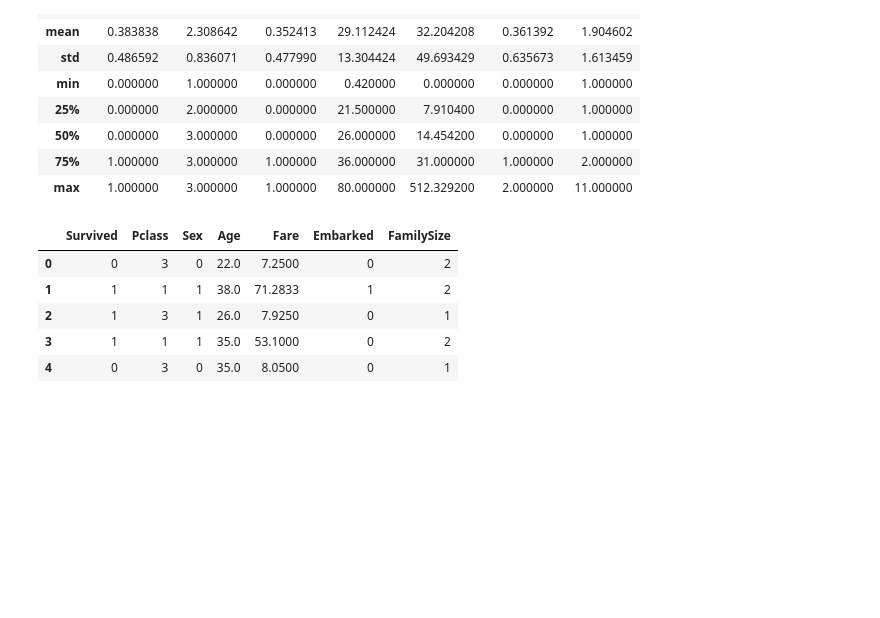
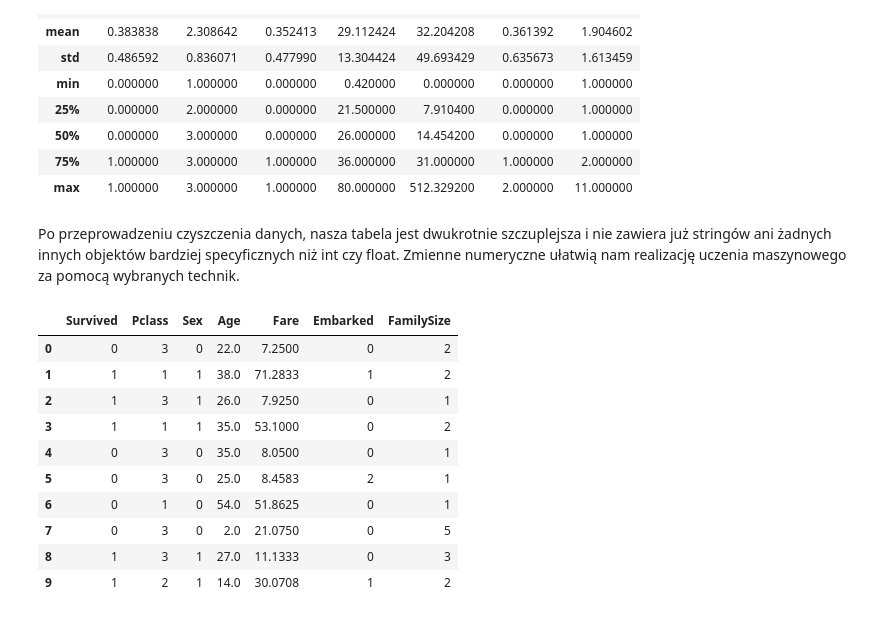
Before and after one commit to Physalium/PUMTitanic, a Jupyter notebook: titanicML.ipynb, the cells around one changed output. Drawn from its saved outputs; the diff is of its cells as text; code cells hidden in the pictures; blank space fills up the shorter version.

```diff
--- a/titanicML.ipynb
+++ b/titanicML.ipynb
@@ -321,12 +321,19 @@ train_df.describe(include = 'all')
 | 50% | 0.000000 | 3.000000 | 0.000000 | 26.000000 | 14.454200 | 0.000000 | 1.000000 |
 | 75% | 1.000000 | 3.000000 | 1.000000 | 36.000000 | 31.000000 | 1.000000 | 2.000000 |
 | max | 1.000000 | 3.000000 | 1.000000 | 80.000000 | 512.329200 | 2.000000 | 11.000000 |
+# %% [markdown]
+Po przeprowadzeniu czyszczenia danych, nasza tabela jest dwukrotnie szczuplejsza i nie zawiera już stringów ani żadnych innych objektów bardziej specyficznych niż int czy float.  Zmienne numeryczne ułatwią nam realizację uczenia maszynowego za pomocą wybranych technik.
 # %%
-train_df.head()
+train_df.head(10)
 # %% [output]
 |  | Survived | Pclass | Sex | Age | Fare | Embarked | FamilySize |
 | 0 | 0 | 3 | 0 | 22.0 | 7.2500 | 0 | 2 |
 | 1 | 1 | 1 | 1 | 38.0 | 71.2833 | 1 | 2 |
 | 2 | 1 | 3 | 1 | 26.0 | 7.9250 | 0 | 1 |
 | 3 | 1 | 1 | 1 | 35.0 | 53.1000 | 0 | 2 |
 | 4 | 0 | 3 | 0 | 35.0 | 8.0500 | 0 | 1 |
+| 5 | 0 | 3 | 0 | 25.0 | 8.4583 | 2 | 1 |
+| 6 | 0 | 1 | 0 | 54.0 | 51.8625 | 0 | 1 |
+| 7 | 0 | 3 | 0 | 2.0 | 21.0750 | 0 | 5 |
+| 8 | 1 | 3 | 1 | 27.0 | 11.1333 | 0 | 3 |
+| 9 | 1 | 2 | 1 | 14.0 | 30.0708 | 1 | 2 |
```
Also changed, not shown: parts of 5 cells of this notebook.
